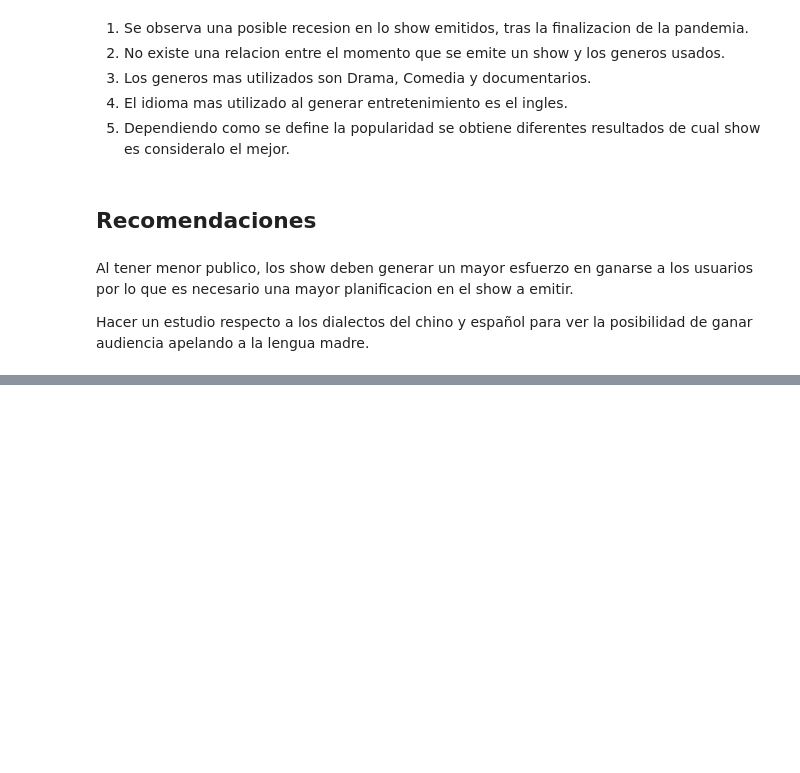
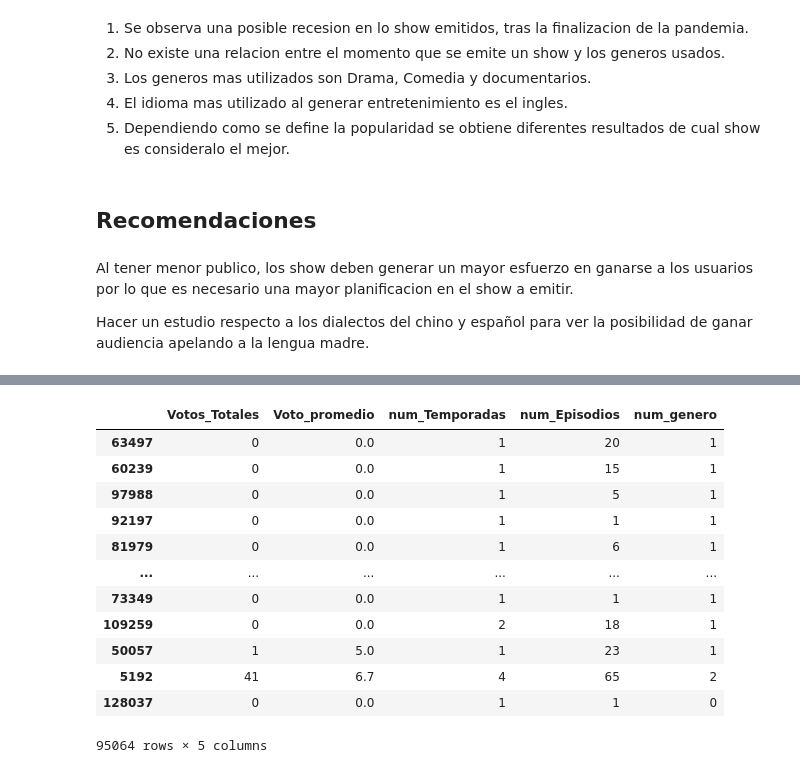
Before and after one commit to PedroJofreEsc/popularidad-de-series, a Jupyter notebook: popularidad de series Jofre.ipynb, the cells around one changed output, grey strips where cells are left out. Saved outputs shown, nothing was run; the diff lists cells and outputs as text; code cells hidden in the pictures; blank space fills up the shorter version.

```diff
--- a/popularidad de series Jofre.ipynb
+++ b/popularidad de series Jofre.ipynb
@@ -522,0 +607,25 @@ Hacer un estudio respecto a los dialectos del chino y español para ver la posib
+# %%
+nombres_columnas= {'Votos_Totales':'Votos_Totales',	'Voto_promedio':'Voto_promedio',
+'#_Temporadas':'num_Temporadas',
+'#_Episodios':'num_Episodios',
+'num_Generos':'num_genero'}
+
+X_train.rename(columns=nombres_columnas,inplace=True)
+
+X_test.rename(columns=nombres_columnas,inplace=True)
+# %%
+X_train
+# %% [output]
+|  | Votos_Totales | Voto_promedio | num_Temporadas | num_Episodios | num_genero |
+| 63497 | 0 | 0.0 | 1 | 20 | 1 |
+| 60239 | 0 | 0.0 | 1 | 15 | 1 |
+| 97988 | 0 | 0.0 | 1 | 5 | 1 |
+| 92197 | 0 | 0.0 | 1 | 1 | 1 |
+| 81979 | 0 | 0.0 | 1 | 6 | 1 |
+| ... | ... | ... | ... | ... | ... |
+| 73349 | 0 | 0.0 | 1 | 1 | 1 |
+| 109259 | 0 | 0.0 | 2 | 18 | 1 |
+| 50057 | 1 | 5.0 | 1 | 23 | 1 |
+| 5192 | 41 | 6.7 | 4 | 65 | 2 |
+| 128037 | 0 | 0.0 | 1 | 1 | 0 |
+95064 rows × 5 columns
```
Also changed, not shown: parts of 19 cells of this notebook, 1 other file.
